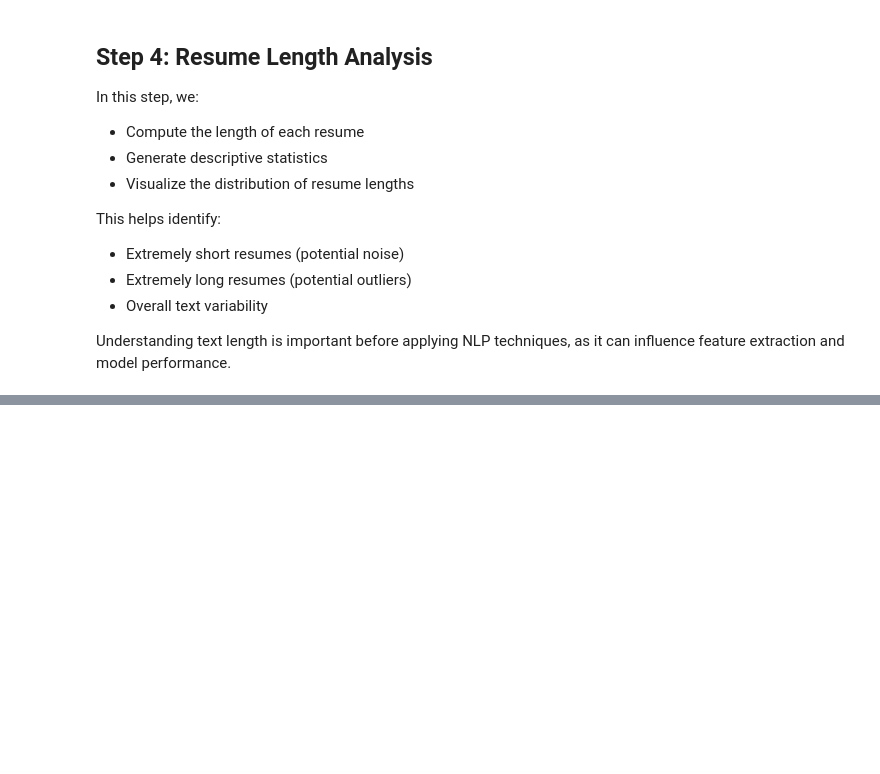
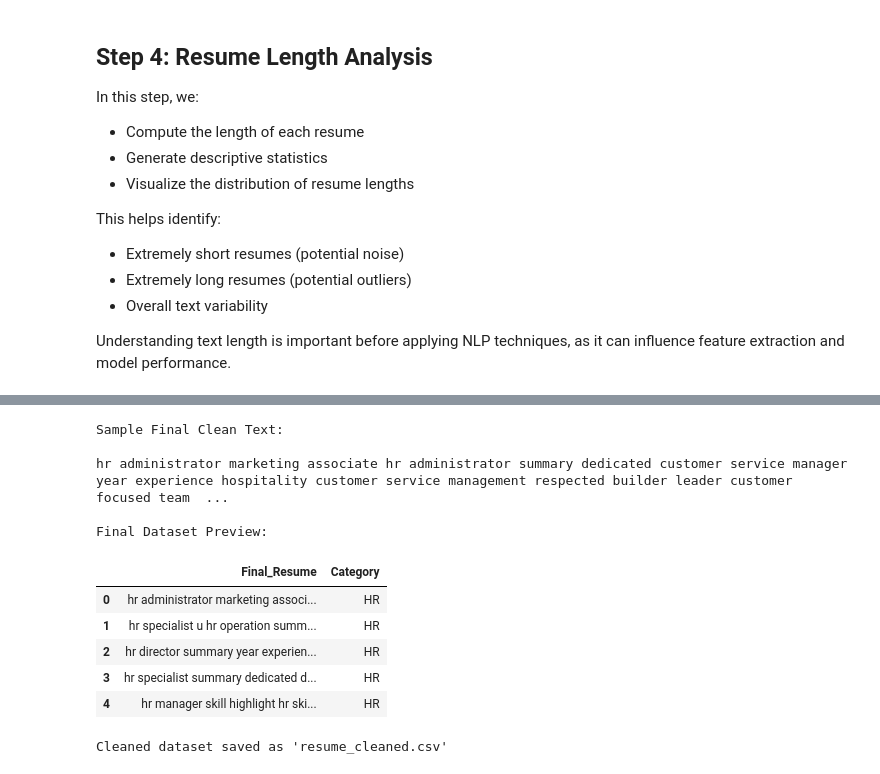
Before and after one commit to technovore007/Resume-Analyzer-NLP-ML, a Jupyter notebook: ResumeAnalyzer_NLP.ipynb, the cells around one changed output, grey strips where cells are left out. Drawn from its saved outputs; the diff is of its cells as text; code cells hidden in the pictures; blank space fills up the shorter version.

```diff
--- a/ResumeAnalyzer_NLP.ipynb
+++ b/ResumeAnalyzer_NLP.ipynb
@@ -248,0 +352,11 @@ plt.show()
+# %%
+def lemmatize_tokens(tokens):
+    lemmatized = [lemmatizer.lemmatize(word) for word in tokens]
+    return lemmatized
+
+
+# Apply lemmatization
+df['Lemmatized_Tokens'] = df['Tokens'].apply(lemmatize_tokens)
+
+print("Sample Lemmatized Tokens:\n")
+print(df['Lemmatized_Tokens'].iloc[0][:20])
@@ -248,0 +377,40 @@ plt.show()
+# %%
+def reconstruct_text(tokens):
+    return " ".join(tokens)
+
+df['Final_Resume'] = df['Lemmatized_Tokens'].apply(reconstruct_text)
+
+print("Sample Final Clean Text:\n")
+print(df['Final_Resume'].iloc[0][:500])
+
+
+# ================================
+# Prepare Final Dataset
+# ================================
+
+final_df = df[['Final_Resume', 'Category']]
+
+print("\nFinal Dataset Preview:\n")
+display(final_df.head())
+
+
+# ================================
+# Save Cleaned Dataset
+# ================================
+
+final_df.to_csv("resume_cleaned.csv", index=False)
+
+print("\nCleaned dataset saved as 'resume_cleaned.csv'")
+# %% [output]
+Sample Final Clean Text:
+
+hr administrator marketing associate hr administrator summary dedicated customer service manager year experience hospitality customer service management respected builder leader customer focused team  ...
+
+Final Dataset Preview:
+|  | Final_Resume | Category |
+| 0 | hr administrator marketing associ... | HR |
+| 1 | hr specialist u hr operation summ... | HR |
+| 2 | hr director summary year experien... | HR |
+| 3 | hr specialist summary dedicated d... | HR |
+| 4 | hr manager skill highlight hr ski... | HR |
+Cleaned dataset saved as 'resume_cleaned.csv'
```
Also changed, not shown: parts of 9 cells of this notebook, 2 other files.
